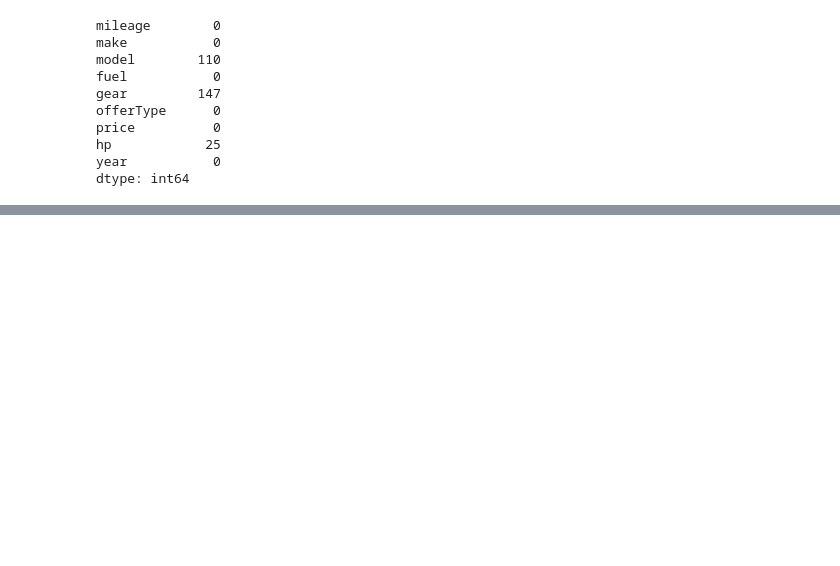
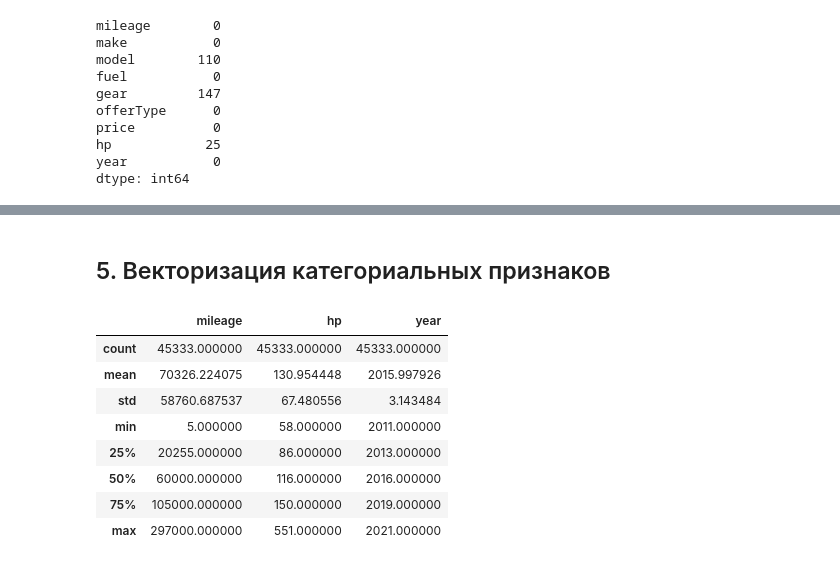
Before and after one commit to sh1rokovs/Machine_Learning_Car_Price, a Jupyter notebook: taskClassified.ipynb, the cells around one changed output, grey strips where cells are left out. Saved outputs shown, nothing was run; the diff lists cells and outputs as text; code cells hidden in the pictures; blank space fills up the shorter version.

```diff
--- a/taskClassified.ipynb
+++ b/taskClassified.ipynb
@@ -501,0 +510,4 @@ dtype: int64
+# %%
+data = data.dropna(subset=['hp'])
+data = data.dropna(subset=['model'])
+data = data.dropna(subset=['gear'])
@@ -501,0 +527,14 @@ dtype: int64
+# %% [markdown]
+## 5. Векторизация категориальных признаков
+# %%
+data.describe()
+# %% [output]
+|  | mileage | hp | year |
+| count | 45333.000000 | 45333.000000 | 45333.000000 |
+| mean | 70326.224075 | 130.954448 | 2015.997926 |
+| std | 58760.687537 | 67.480556 | 3.143484 |
+| min | 5.000000 | 58.000000 | 2011.000000 |
+| 25% | 20255.000000 | 86.000000 | 2013.000000 |
+| 50% | 60000.000000 | 116.000000 | 2016.000000 |
+| 75% | 105000.000000 | 150.000000 | 2019.000000 |
+| max | 297000.000000 | 551.000000 | 2021.000000 |
```
Also changed, not shown: parts of 5 cells of this notebook.
